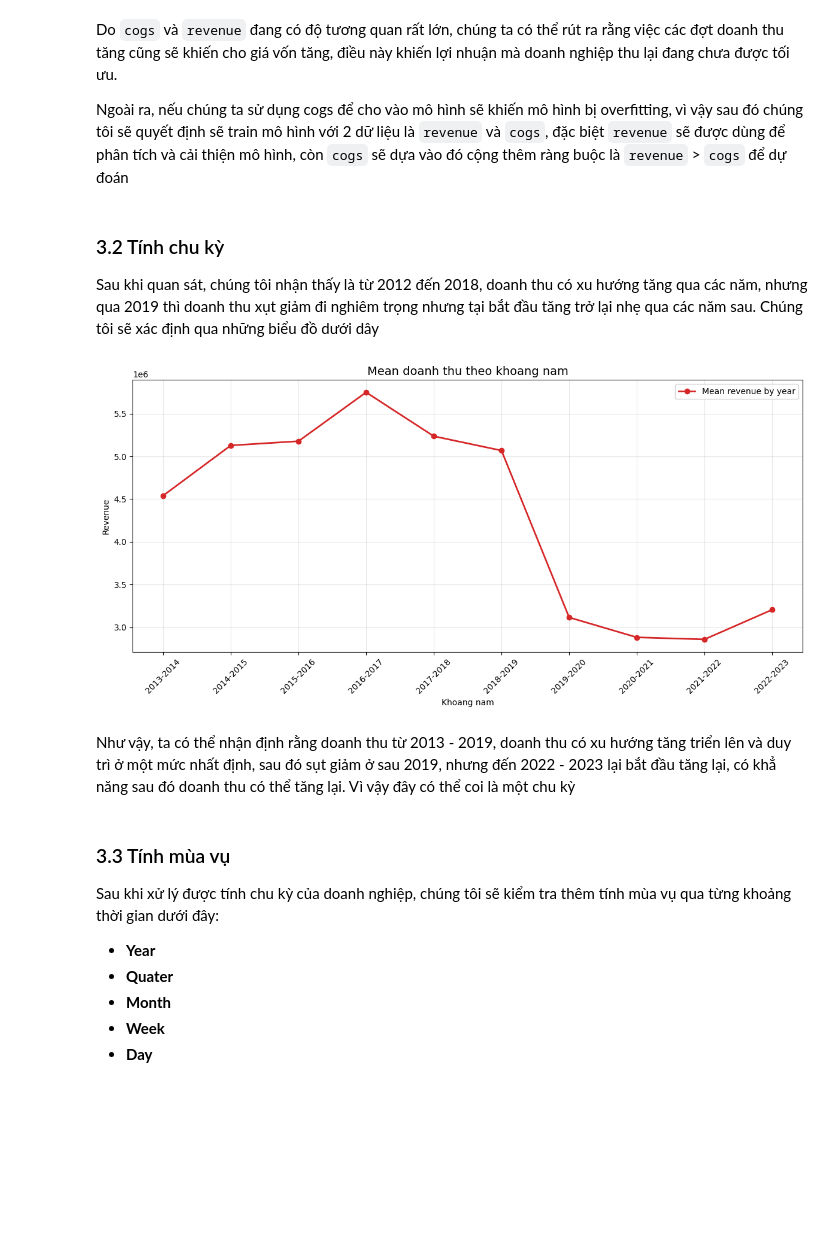
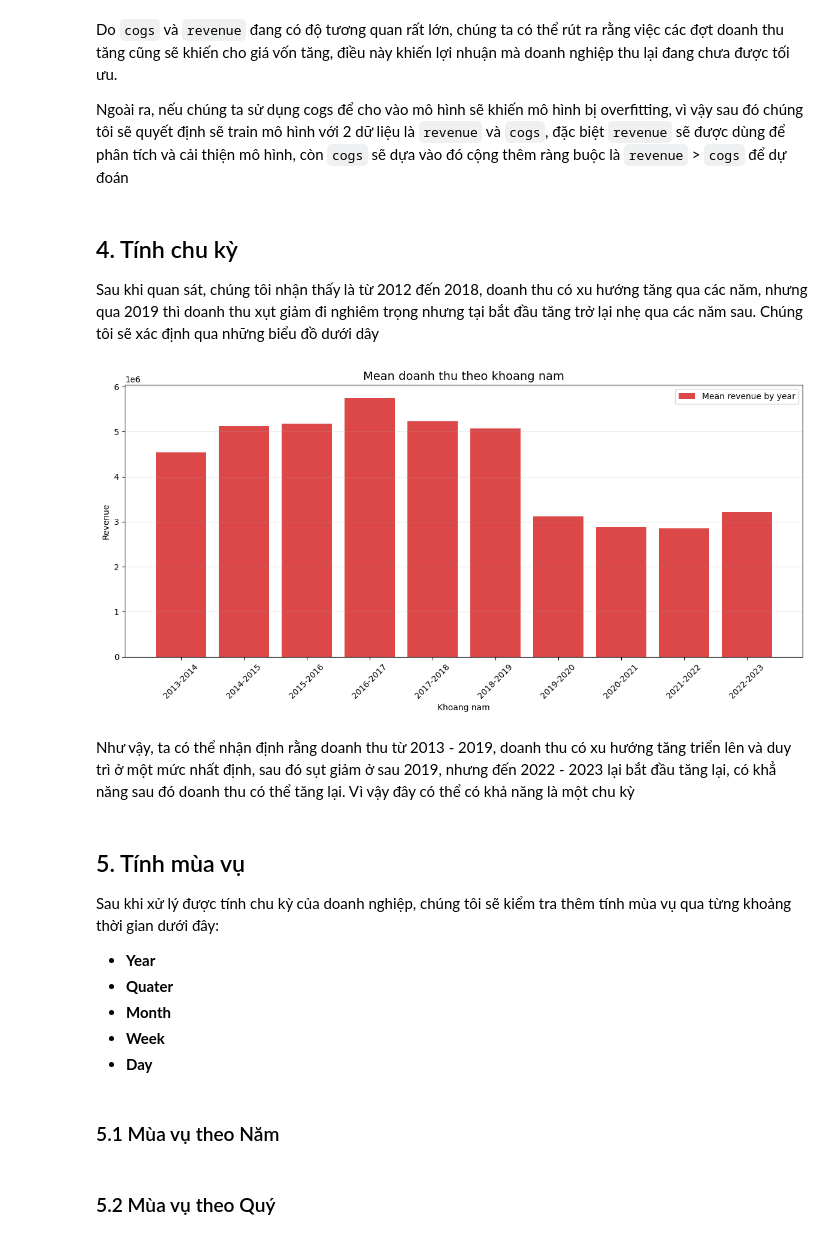
Before and after one commit to anhthu0910/vimchanhxa-datathon, a Jupyter notebook: notebooks/03_EDA_DEMO.ipynb, the cells around one changed output. Drawn from its saved outputs; the diff is of its cells as text; code cells hidden in the pictures; blank space fills up the shorter version.

```diff
--- a/notebooks/03_EDA_DEMO.ipynb
+++ b/notebooks/03_EDA_DEMO.ipynb
@@ -185,40 +185,46 @@ Do `cogs` và `revenue` đang có độ tương quan rất lớn, chúng ta có
 
 Ngoài ra, nếu chúng ta sử dụng cogs để cho vào mô hình sẽ khiến mô hình bị overfitting, vì vậy sau đó chúng tôi sẽ quyết định sẽ train mô hình với 2 dữ liệu là `revenue` và `cogs`, đặc biệt `revenue` sẽ được dùng để phân tích và cải thiện mô hình, còn `cogs` sẽ dựa vào đó cộng thêm ràng buộc là `revenue` > `cogs` để dự đoán
 # %% [markdown]
-### 3.2 Tính chu kỳ
+<a id='1'></a>
+
+## 4. Tính chu kỳ
 Sau khi quan sát, chúng tôi nhận thấy là từ 2012 đến 2018, doanh thu có xu hướng tăng qua các năm, nhưng qua 2019 thì doanh thu xụt giảm đi nghiêm trọng nhưng tại bắt đầu tăng trở lại nhẹ qua các năm sau. Chúng tôi sẽ xác định qua những biểu đồ dưới dây
 # %%
-# Mean doanh thu theo khoang nam (2013-2014 ... 2022-2023)
+# Doanh thu trung bình theo năm
 df_plot = df_sales.copy()
 df_plot['date'] = pd.to_datetime(df_plot['date'])
 df_plot = df_plot.sort_values('date').set_index('date')
 
 yearly_mean = df_plot['revenue'].resample('YE').mean()
 yearly_mean = yearly_mean[yearly_mean.index.year >= 2013]
 years = yearly_mean.index.year
 year_labels = [f"{y}-{y+1}" for y in years]
 
 plt.figure(figsize=(12, 6))
-plt.plot(range(len(yearly_mean)), yearly_mean.values, marker='o', color='#d62728', linewidth=2, label='Mean revenue by year')
+plt.bar(range(len(yearly_mean)), yearly_mean.values, color='#d62728', alpha=0.85, label='Mean revenue by year')
 plt.title('Mean doanh thu theo khoang nam', fontsize=14)
 plt.xlabel('Khoang nam')
 plt.ylabel('Revenue')
-plt.grid(alpha=0.3)
+plt.grid(axis='y', alpha=0.3)
 plt.legend()
 plt.xticks(range(len(year_labels)), year_labels, rotation=45)
 plt.tight_layout()
 plt.show()
 # %% [output]
-[figure, old version]
+[figure, new version]
 # %% [markdown]
-Như vậy, ta có thể nhận định rằng doanh thu từ 2013 - 2019, doanh thu có xu hướng tăng triển lên và duy trì ở một mức nhất định, sau đó sụt giảm ở sau 2019, nhưng đến 2022 - 2023 lại bắt đầu tăng lại, có khẳ năng sau đó doanh thu có thể tăng lại. Vì vậy đây có thể coi là một chu kỳ
+Như vậy, ta có thể nhận định rằng doanh thu từ 2013 - 2019, doanh thu có xu hướng tăng triển lên và duy trì ở một mức nhất định, sau đó sụt giảm ở sau 2019, nhưng đến 2022 - 2023 lại bắt đầu tăng lại, có khẳ năng sau đó doanh thu có thể tăng lại. Vì vậy đây có thể có khả năng là một chu kỳ
 # %%
 # Kiểm tra tính chu kỳ của doanh thu bằng con số kiểm định
 # %% [markdown]
-### 3.3 Tính mùa vụ
+## 5. Tính mùa vụ
 Sau khi xử lý được tính chu kỳ của doanh nghiệp, chúng tôi sẽ kiểm tra thêm tính mùa vụ qua từng khoảng thời gian dưới đây:
 - **Year**
 - **Quater**
 - **Month**
 - **Week**
 - **Day**
+# %% [markdown]
+### 5.1 Mùa vụ theo Năm
+# %% [markdown]
+### 5.2 Mùa vụ theo Quý
```
Also changed, not shown: parts of 7 cells of this notebook, 1 other file.
